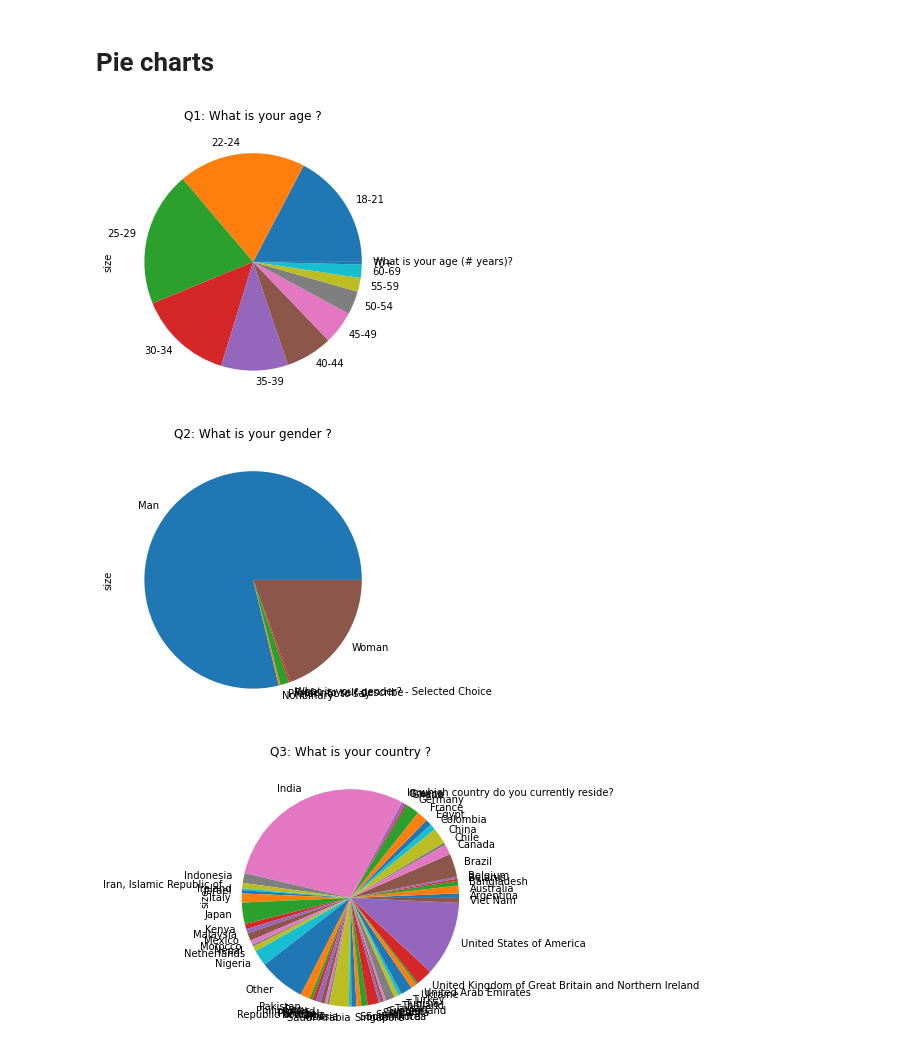
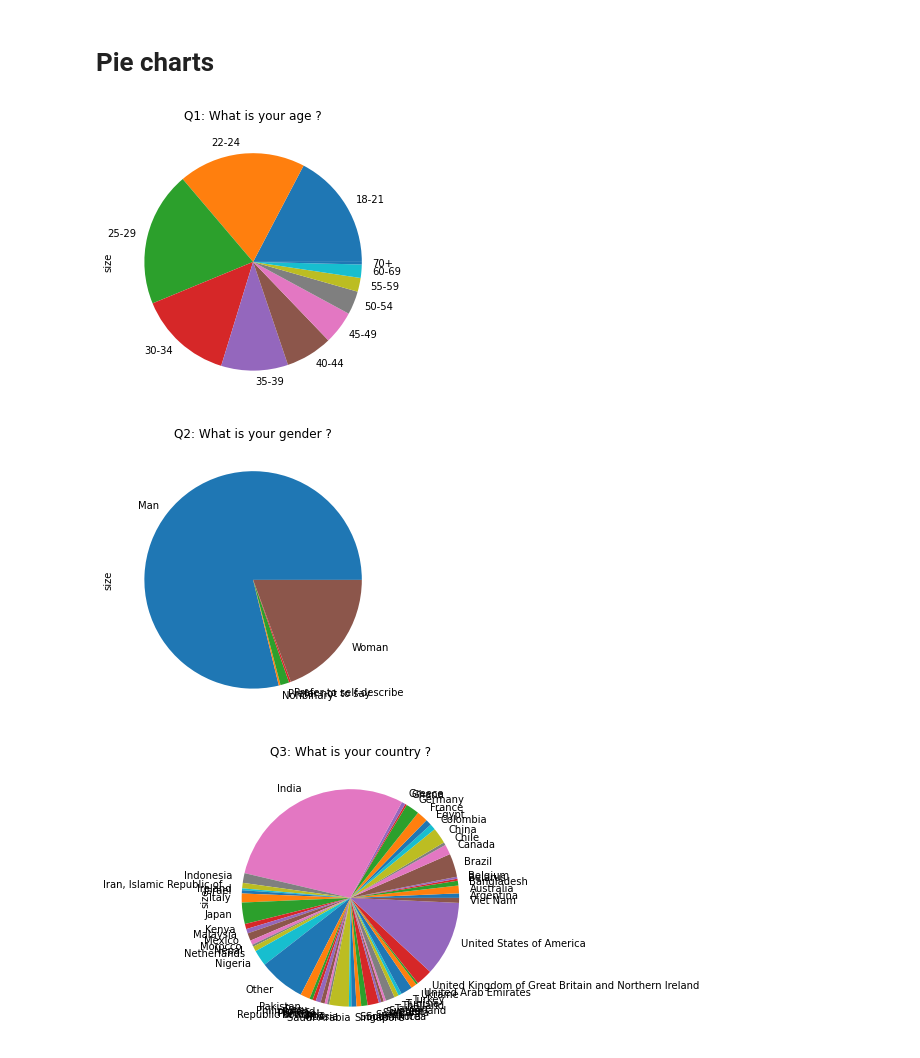
Before and after one commit to yannick42/notebooks, a Jupyter notebook: _notebooks/2022-04-22-Kaggle_Survey_2020.ipynb, the cells around one changed output. Drawn from its saved outputs; the diff is of its cells as text; code cells hidden in the pictures.

```diff
--- a/_notebooks/2022-04-22-Kaggle_Survey_2020.ipynb
+++ b/_notebooks/2022-04-22-Kaggle_Survey_2020.ipynb
@@ -86,35 +92,37 @@ Index(['Time from Start to Finish (seconds)', 'Q1', 'Q2', 'Q3', 'Q4', 'Q5',
 # %% [markdown]
 # Pie charts
 # %%
+#collapse-hide
+
 # Question 2
 s = df.groupby(['Q1']).size().to_frame('size')
 #print(s)
-plots = s.where(s['size'] > 0).plot.pie(subplots=True, figsize=(5, 5), legend=False)
+plots = s.where(s['size'] > 1).plot.pie(subplots=True, figsize=(5, 5), legend=False)
 plots[0].set_title('Q1: What is your age ?')
 
 
 # Question 2
 s = df.groupby(['Q2']).size().to_frame('size')
 #print(s)
-plots = s.where(s['size'] > 0).plot.pie(subplots=True, figsize=(5, 5), legend=False)
+plots = s.where(s['size'] > 1).plot.pie(subplots=True, figsize=(5, 5), legend=False)
 plots[0].set_title('Q2: What is your gender ?')
 
 
 # Question 3
 s = df.groupby(['Q3']).size().to_frame('size')
 #print(s)
-plots = s.where(s['size'] > 0).plot.pie(subplots=True, figsize=(5, 5), legend=False)
+plots = s.where(s['size'] > 1).plot.pie(subplots=True, figsize=(5, 5), legend=False)
 plots[0].set_title('Q3: What is your country ?')
 
 
 # Question 4
 s = df.groupby(['Q4']).size().to_frame('size')
 #print(s)
-plots = s.where(s['size'] > 0).plot.pie(subplots=True, figsize=(5, 5), legend=False)
+plots = s.where(s['size'] > 1).plot.pie(subplots=True, figsize=(5, 5), legend=False)
 plots[0].set_title('Q4: What is the highest level of formal education that you have attained or plan to attain within the next 2 years ?')
 
 print()
 # %% [output]
-[figure, old version]
+[figure, new version]
-[figure, old version]
+[figure, new version]
-[figure, old version]
+[figure, new version]
```
Also changed, not shown: parts of 8 cells of this notebook.
